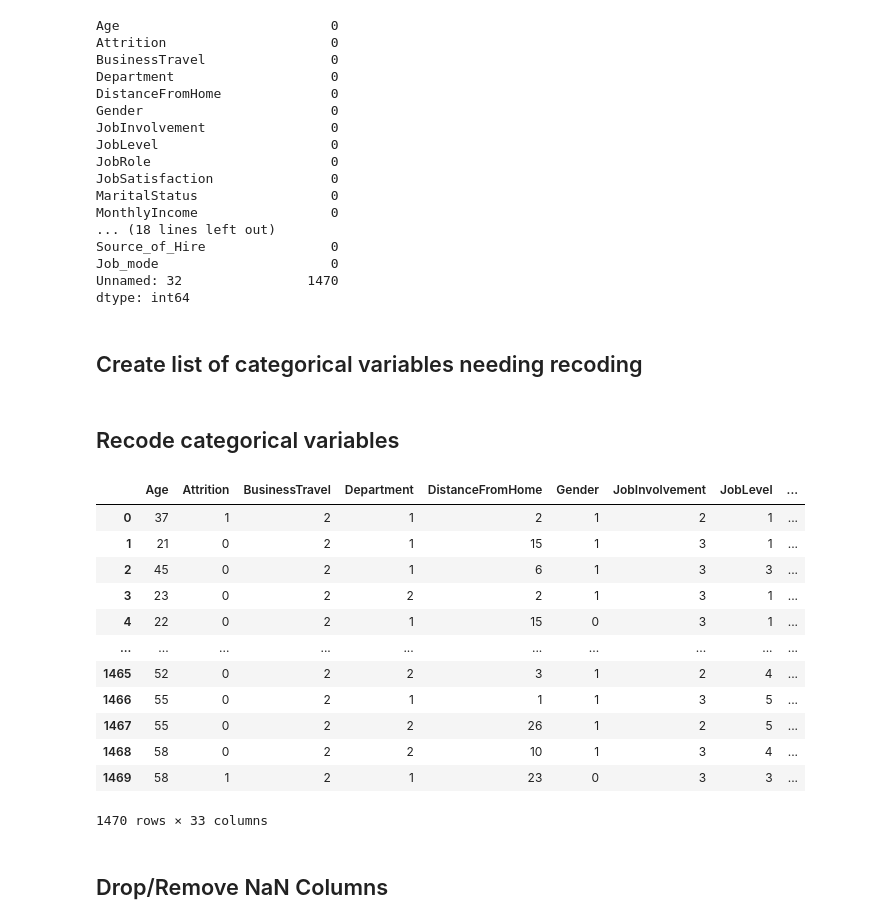
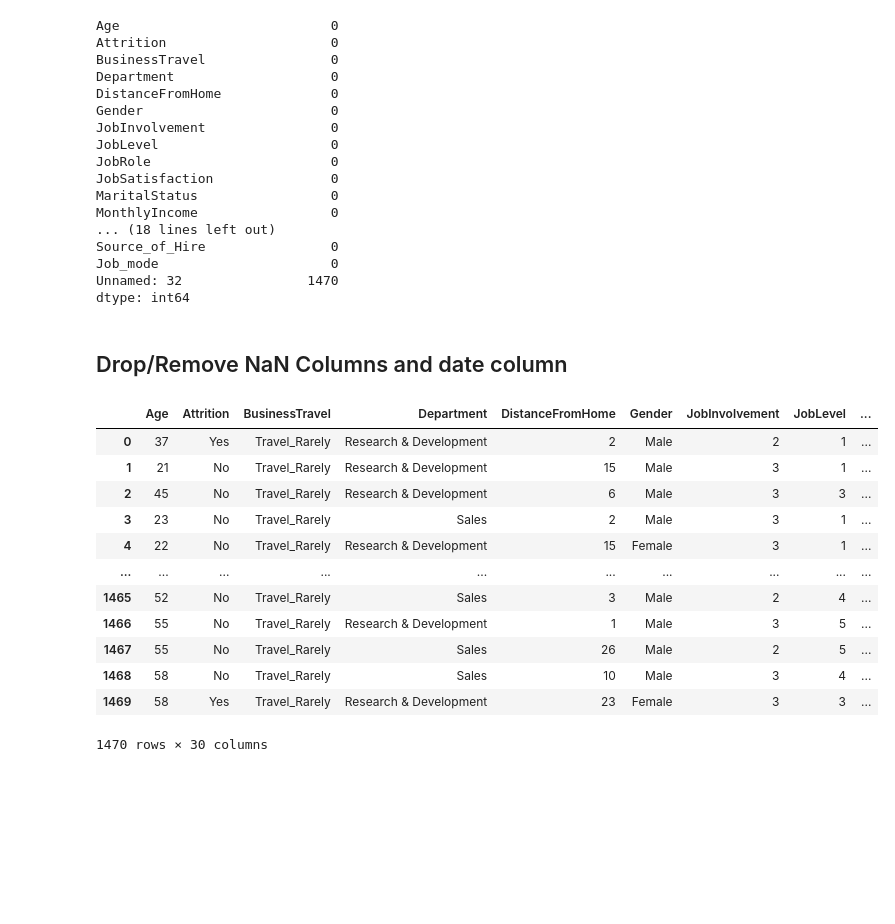
Before and after one commit to SarahMangrum/WozUFinalProject, a Jupyter notebook: HR_Attrition.ipynb, the cells around one changed output. Drawn from its saved outputs; the diff is of its cells as text; code cells hidden in the pictures; blank space fills up the shorter version.

```diff
--- a/HR_Attrition.ipynb
+++ b/HR_Attrition.ipynb
@@ -16,0 +16,5 @@ attrition = pd.read_csv('/Users/sarah/Documents/DSO110_FinalProject/Week2_Data_W
+# %%
+attrition = pd.read_csv('Final_dataset_Attrition.csv')
+
+# url: https://www.kaggle.com/singhnproud77/hr-attrition-prediction/notebook
+# site source
@@ -163,6 +170,23 @@ Source_of_Hire                0
 Job_mode                      0
 Unnamed: 32                1470
 dtype: int64
-# %% [markdown]
-## Create list of categorical variables needing recoding
+# %% [markdown]
+## Drop/Remove NaN Columns and date column
+# %%
+attrition = attrition.drop(["Date_of_Hire", "Date_of_termination", "Unnamed: 32"], axis = 1)
+attrition
+# %% [output]
+|  | Age | Attrition | BusinessTravel | Department | DistanceFromHome | Gender | JobInvolvement | JobLevel | ... |
+| 0 | 37 | Yes | Travel_Rarely | Research & Development | 2 | Male | 2 | 1 | ... |
+| 1 | 21 | No | Travel_Rarely | Research & Development | 15 | Male | 3 | 1 | ... |
+| 2 | 45 | No | Travel_Rarely | Research & Development | 6 | Male | 3 | 3 | ... |
+| 3 | 23 | No | Travel_Rarely | Sales | 2 | Male | 3 | 1 | ... |
+| 4 | 22 | No | Travel_Rarely | Research & Development | 15 | Female | 3 | 1 | ... |
+| ... | ... | ... | ... | ... | ... | ... | ... | ... | ... |
+| 1465 | 52 | No | Travel_Rarely | Sales | 3 | Male | 2 | 4 | ... |
+| 1466 | 55 | No | Travel_Rarely | Research & Development | 1 | Male | 3 | 5 | ... |
+| 1467 | 55 | No | Travel_Rarely | Sales | 26 | Male | 2 | 5 | ... |
+| 1468 | 58 | No | Travel_Rarely | Sales | 10 | Male | 3 | 4 | ... |
+| 1469 | 58 | Yes | Travel_Rarely | Research & Development | 23 | Female | 3 | 3 | ... |
+1470 rows × 30 columns
 # %%
@@ -170,23 +195,0 @@ categorical_cols = ['Attrition', 'BusinessTravel', 'Department', 'Gender', 'JobR
-# %% [markdown]
-## Recode categorical variables
-# %%
-from sklearn.preprocessing import LabelEncoder
-le = LabelEncoder()
-attrition[categorical_cols] = attrition[categorical_cols].apply(le.fit_transform)
-attrition
-# %% [output]
-|  | Age | Attrition | BusinessTravel | Department | DistanceFromHome | Gender | JobInvolvement | JobLevel | ... |
-| 0 | 37 | 1 | 2 | 1 | 2 | 1 | 2 | 1 | ... |
-| 1 | 21 | 0 | 2 | 1 | 15 | 1 | 3 | 1 | ... |
-| 2 | 45 | 0 | 2 | 1 | 6 | 1 | 3 | 3 | ... |
-| 3 | 23 | 0 | 2 | 2 | 2 | 1 | 3 | 1 | ... |
-| 4 | 22 | 0 | 2 | 1 | 15 | 0 | 3 | 1 | ... |
-| ... | ... | ... | ... | ... | ... | ... | ... | ... | ... |
-| 1465 | 52 | 0 | 2 | 2 | 3 | 1 | 2 | 4 | ... |
-| 1466 | 55 | 0 | 2 | 1 | 1 | 1 | 3 | 5 | ... |
-| 1467 | 55 | 0 | 2 | 2 | 26 | 1 | 2 | 5 | ... |
-| 1468 | 58 | 0 | 2 | 2 | 10 | 1 | 3 | 4 | ... |
-| 1469 | 58 | 1 | 2 | 1 | 23 | 0 | 3 | 3 | ... |
-1470 rows × 33 columns
-# %% [markdown]
-## Drop/Remove NaN Columns
```
Also changed, not shown: parts of 8 cells of this notebook, 1 other file.
